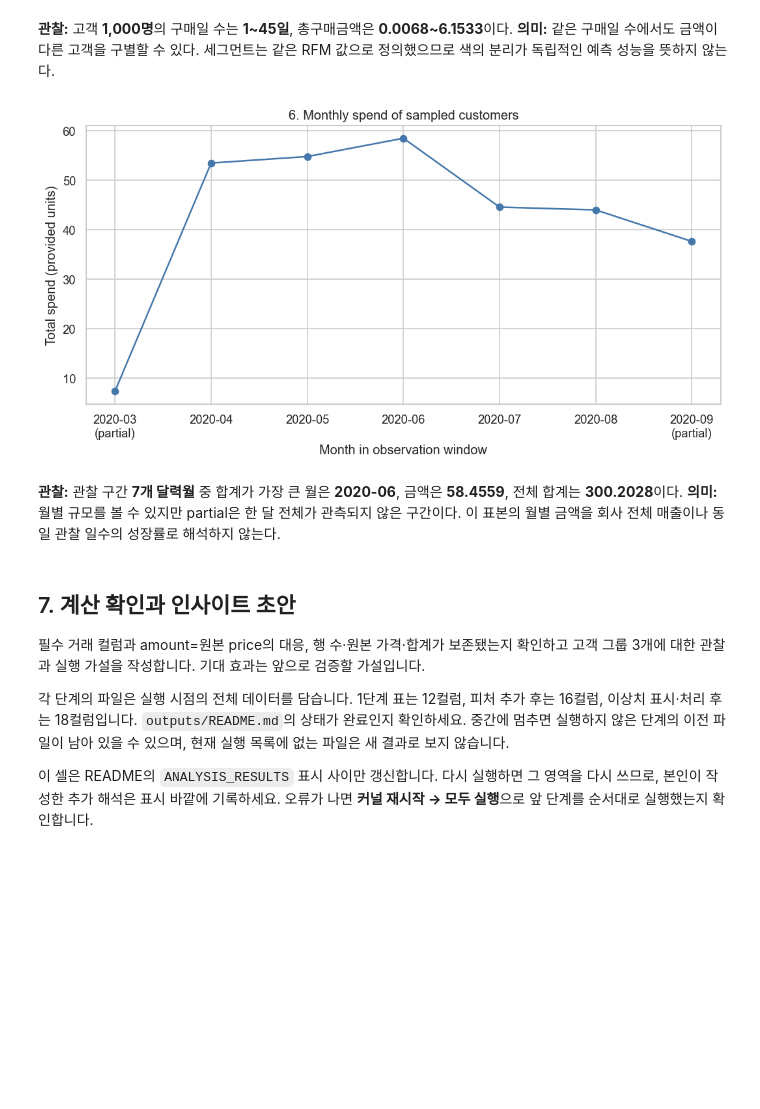
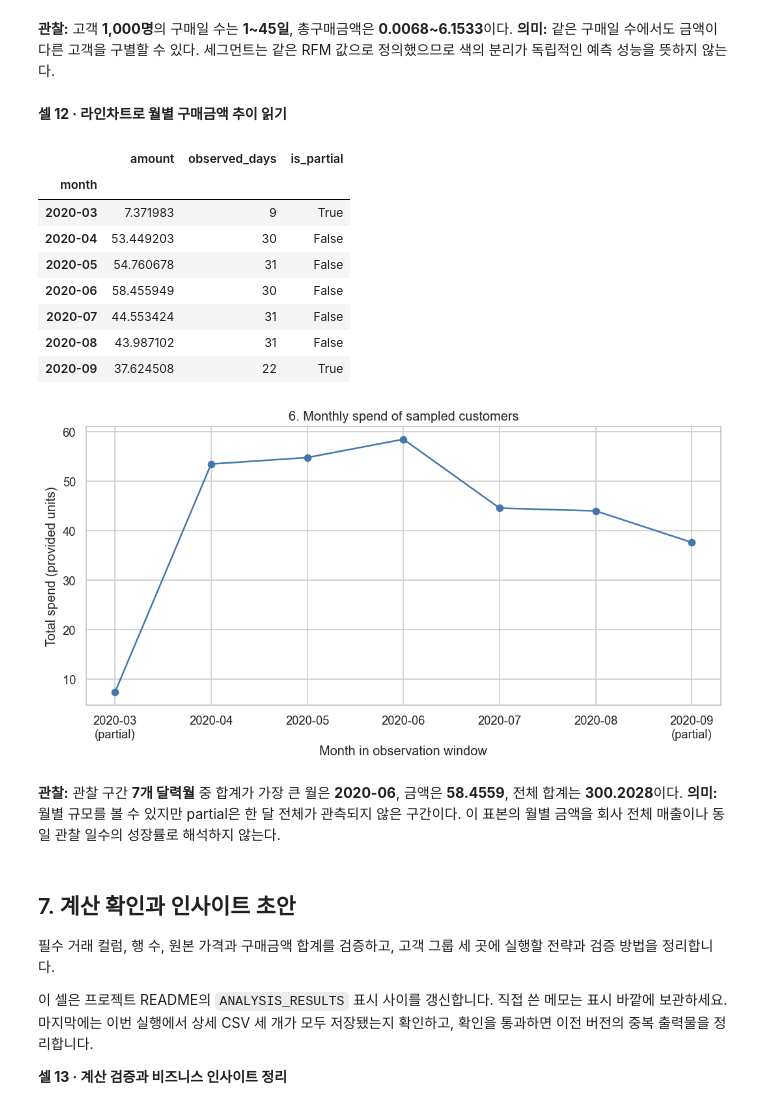
Before and after one commit to dave17code/a1-1-hnm-customer-analysis, a Jupyter notebook: notebooks/analysis_report.ipynb, the cells around one changed output. Drawn from its saved outputs; the diff is of its cells as text; code cells hidden in the pictures; blank space fills up the shorter version.

```diff
--- a/notebooks/analysis_report.ipynb
+++ b/notebooks/analysis_report.ipynb
@@ -372,38 +376,50 @@ show_notes("06_05_frequency_monetary.md", f"**관찰:** 고객 **{len(rfm):,}명
 # %% [output]
 [figure]
 **관찰:** 고객 **1,000명**의 구매일 수는 **1~45일**, 총구매금액은 **0.0068~6.1533**이다. **의미:** 같은 구매일 수에서도 금액이 다른 고객을 구별할 수 있다. 세그먼트는 같은 RFM 값으로 정의했으므로 색의 분리가 독립적인 예측 성능을 뜻하지 않는다.
+# %% [markdown]
+**셀 12 · 라인차트로 월별 구매금액 추이 읽기**
 # %%
 start, end = pd.Timestamp(meta["window_start"]), pd.Timestamp(meta["reference_date"])
 months = pd.period_range(start, end, freq="M")
 monthly = df.groupby(df.order_date.dt.to_period("M")).amount.sum().reindex(months, fill_value=0)
 month_table = monthly.rename("amount").to_frame()
 month_table.index.name = "month"
 month_table["observed_days"] = [
     (min(p.end_time.normalize(), end) - max(p.start_time, start)).days + 1 for p in months
 ]
 month_table["is_partial"] = [p.start_time < start or p.end_time.normalize() > end for p in months]
-outputs.save_table("06_monthly_amount.csv", month_table, index=True, index_label="month")
+display(month_table)
 labels = [str(p) + ("\n(partial)" if p.start_time < start or p.end_time.normalize() > end else "") for p in months]
 fig, ax = plt.subplots()
 ax.plot(labels, monthly.to_numpy(), marker="o", color="#4477AA")
 ax.set(title="6. Monthly spend of sampled customers", xlabel="Month in observation window", ylabel="Total spend (provided units)")
 show_chart(6)
 peak = monthly.idxmax()
-show_notes("06_06_monthly_amount.md", f"**관찰:** 관찰 구간 **{len(monthly)}개 달력월** 중 합계가 가장 큰 월은 **{peak}**, "
-                 f"금액은 **{monthly.loc[peak]:.4f}**, 전체 합계는 **{monthly.sum():.4f}**이다. "
-                 "**의미:** 월별 규모를 볼 수 있지만 partial은 한 달 전체가 관측되지 않은 구간이다. "
-                 "이 표본의 월별 금액을 회사 전체 매출이나 동일 관찰 일수의 성장률로 해석하지 않는다.")
+show_notes(
+    f"**관찰:** 관찰 구간 **{len(monthly)}개 달력월** 중 합계가 가장 큰 월은 **{peak}**, "
+    f"금액은 **{monthly.loc[peak]:.4f}**, 전체 합계는 **{monthly.sum():.4f}**이다. "
+    "**의미:** 월별 규모를 볼 수 있지만 partial은 한 달 전체가 관측되지 않은 구간이다. "
+    "이 표본의 월별 금액을 회사 전체 매출이나 동일 관찰 일수의 성장률로 해석하지 않는다.")
 # %% [output]
+|  | amount | observed_days | is_partial |
+| month |  |  |  |
+| 2020-03 | 7.371983 | 9 | True |
+| 2020-04 | 53.449203 | 30 | False |
+| 2020-05 | 54.760678 | 31 | False |
+| 2020-06 | 58.455949 | 30 | False |
+| 2020-07 | 44.553424 | 31 | False |
+| 2020-08 | 43.987102 | 31 | False |
+| 2020-09 | 37.624508 | 22 | True |
 [figure]
 **관찰:** 관찰 구간 **7개 달력월** 중 합계가 가장 큰 월은 **2020-06**, 금액은 **58.4559**, 전체 합계는 **300.2028**이다. **의미:** 월별 규모를 볼 수 있지만 partial은 한 달 전체가 관측되지 않은 구간이다. 이 표본의 월별 금액을 회사 전체 매출이나 동일 관찰 일수의 성장률로 해석하지 않는다.
 # %% [markdown]
 ## 7. 계산 확인과 인사이트 초안
 
-필수 거래 컬럼과 amount=원본 price의 대응, 행 수·원본 가격·합계가 보존됐는지 확인하고 고객 그룹 3개에 대한 관찰과 실행 가설을 작성합니다. 기대 효과는 앞으로 검증할 가설입니다.
+필수 거래 컬럼, 행 수, 원본 가격과 구매금액 합계를 검증하고, 고객 그룹 세 곳에 실행할 전략과 검증 방법을 정리합니다.
 
-각 단계의 파일은 실행 시점의 전체 데이터를 담습니다. 1단계 표는 12컬럼, 피처 추가 후는 16컬럼, 이상치 표시·처리 후는 18컬럼입니다. `outputs/README.md`의 상태가 완료인지 확인하세요. 중간에 멈추면 실행하지 않은 단계의 이전 파일이 남아 있을 수 있으며, 현재 실행 목록에 없는 파일은 새 결과로 보지 않습니다.
+이 셀은 프로젝트 README의 `ANALYSIS_RESULTS` 표시 사이를 갱신합니다. 직접 쓴 메모는 표시 바깥에 보관하세요. 마지막에는 이번 실행에서 상세 CSV 세 개가 모두 저장됐는지 확인하고, 확인을 통과하면 이전 버전의 중복 출력물을 정리합니다.
 
-이 셀은 README의 `ANALYSIS_RESULTS` 표시 사이만 갱신합니다. 다시 실행하면 그 영역을 다시 쓰므로, 본인이 작성한 추가 해석은 표시 바깥에 기록하세요. 오류가 나면 **커널 재시작 → 모두 실행**으로 앞 단계를 순서대로 실행했는지 확인합니다.
+**셀 13 · 계산 검증과 비즈니스 인사이트 정리**
 # %%
 assert base_shape[0] >= 1000 and base_shape[1] >= 8
 assert {"customer_id", "order_date", "amount"}.issubset(df.columns)
```
Also changed, not shown: parts of 23 cells of this notebook, 37 other files.
